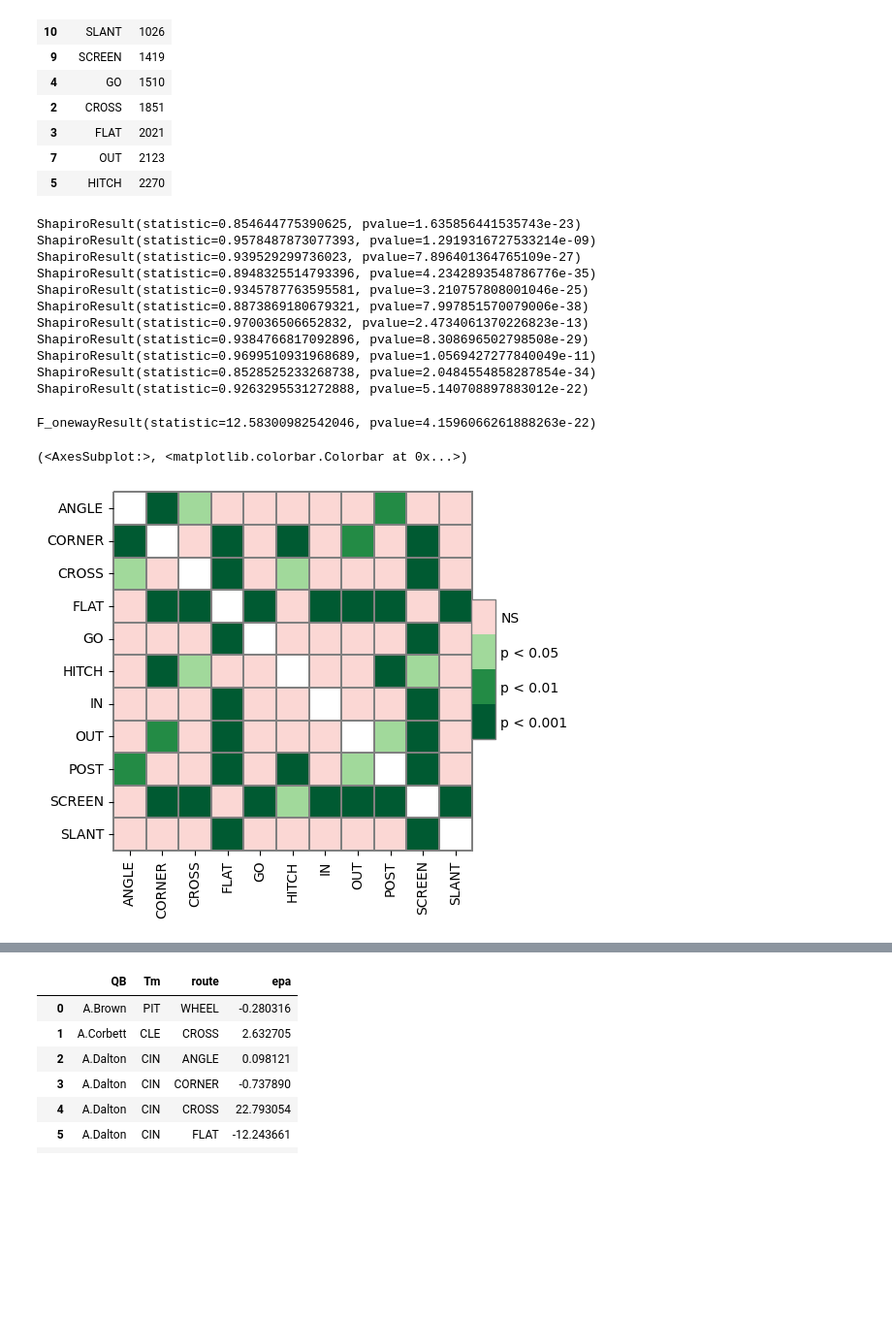
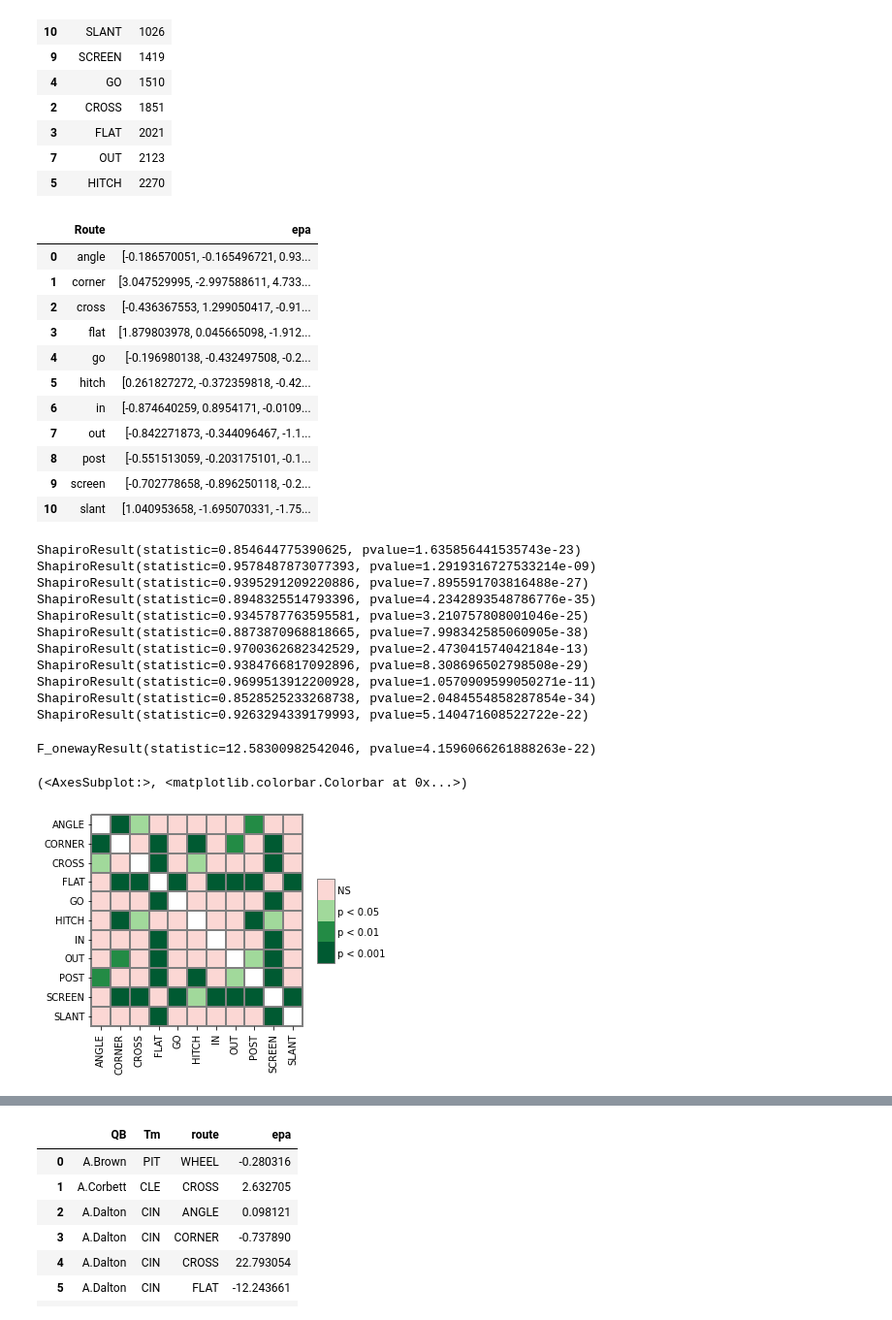
Before and after one commit to rotrinci/SportsAnalytics-FinalProject, a Jupyter notebook: FinalProject_Code.ipynb, the cells around one changed output, grey strips where cells are left out. Shown: that part at 97% size. Drawn from its saved outputs; the diff is of its cells as text; code cells hidden in the pictures; blank space fills up the shorter version.

```diff
--- a/FinalProject_Code.ipynb
+++ b/FinalProject_Code.ipynb
@@ -11,7 +11,7 @@ import statsmodels.api as sm
 import seaborn as sn
 # %%
 # Load passing play data from NFL 2021 Big Bowl Dataset into datframe
-passes = pd.read_csv("nfl-big-data-bowl-2021/plays.csv")
+passes = pd.read_csv("plays.csv")
 passes = passes.rename(columns = {"passCatcher":"playerName", "possessionTeam":"Tm"})
 # %%
 # Load route data recovered seperate file from NFL 2021 Big Bowl Dataset into datframe
@@ -87,22 +71,41 @@ routes = [angle,corner,cross,flat,go,hitch,in1,out,post,screen,slant]
+# %%
+# Sort individual samples of EPA values for each route into a dataframe (First main dataset used for statistical analysis)
+import statistics
+samples = {'Route':['angle','corner','cross','flat','go','hitch','in','out','post','screen','slant'],'epa':[angle,corner,cross,flat,go,hitch,in1,out,post,screen,slant]}
+samp = pd.DataFrame(data=samples)
+samp
+# %% [output]
+|  | Route | epa |
+| 0 | angle | [-0.186570051, -0.165496721, 0.93... |
+| 1 | corner | [3.047529995, -2.997588611, 4.733... |
+| 2 | cross | [-0.436367553, 1.299050417, -0.91... |
+| 3 | flat | [1.879803978, 0.045665098, -1.912... |
+| 4 | go | [-0.196980138, -0.432497508, -0.2... |
+| 5 | hitch | [0.261827272, -0.372359818, -0.42... |
+| 6 | in | [-0.874640259, 0.8954171, -0.0109... |
+| 7 | out | [-0.842271873, -0.344096467, -1.1... |
+| 8 | post | [-0.551513059, -0.203175101, -0.1... |
+| 9 | screen | [-0.702778658, -0.896250118, -0.2... |
+| 10 | slant | [1.040953658, -1.695070331, -1.75... |
 # %%
-# For loop to conduct Shapiro-Wilks on each of the of the 11 samples
+# For loop to conduct Shapiro-Wilks test on each of the of the 11 samples
 import math
 from scipy.stats import shapiro
-for i in routes:
+for i in sp['epa']:
     np.random.seed(1)
     print(shapiro(i))
 # %% [output]
 ShapiroResult(statistic=0.854644775390625, pvalue=1.635856441535743e-23)
 ShapiroResult(statistic=0.9578487873077393, pvalue=1.2919316727533214e-09)
-ShapiroResult(statistic=0.939529299736023, pvalue=7.896401364765109e-27)
+ShapiroResult(statistic=0.9395291209220886, pvalue=7.895591703816488e-27)
 ShapiroResult(statistic=0.8948325514793396, pvalue=4.2342893548786776e-35)
 ShapiroResult(statistic=0.9345787763595581, pvalue=3.210757808001046e-25)
-ShapiroResult(statistic=0.8873869180679321, pvalue=7.997851570079006e-38)
-ShapiroResult(statistic=0.970036506652832, pvalue=2.4734061370226823e-13)
+ShapiroResult(statistic=0.8873870968818665, pvalue=7.998342585060905e-38)
+ShapiroResult(statistic=0.9700362682342529, pvalue=2.473041574042184e-13)
 ShapiroResult(statistic=0.9384766817092896, pvalue=8.308696502798508e-29)
-ShapiroResult(statistic=0.9699510931968689, pvalue=1.0569427277840049e-11)
+ShapiroResult(statistic=0.9699513912200928, pvalue=1.0570909599050271e-11)
 ShapiroResult(statistic=0.8528525233268738, pvalue=2.0484554858287854e-34)
-ShapiroResult(statistic=0.9263295531272888, pvalue=5.140708897883012e-22)
+ShapiroResult(statistic=0.9263294339179993, pvalue=5.140471608522722e-22)
 # %%
 # Conduct one-way ANOVA on the 11 samples
 from scipy.stats import f_oneway
@@ -112,11 +115,11 @@ F_onewayResult(statistic=12.58300982542046, pvalue=4.1596066261888263e-22)
 # %%
 # Conduct Bonferroni Mutiple Comparison Post Hoc Test on the 11 samples and visualize results in heatmap
 import scikit_posthocs as sp
 x = [angle,corner,cross,flat,go,hitch,in1,out,post,screen,slant]
 label = ['ANGLE','CORNER','CROSS','FLAT','GO','HITCH','IN','OUT','POST','SCREEN','SLANT']
 pc = sp.posthoc_ttest(x, p_adjust = 'bonferroni')
-heatmap_args = {'linewidths': 0.25, 'xticklabels': xlabel, 'yticklabels': xlabel, 'linecolor': '0.5', 'clip_on': False, 'square': True, 'cbar_ax_bbox': [0.80, 0.35, 0.04, 0.3]}
+heatmap_args = {'linewidths': 0.25, 'xticklabels': label, 'yticklabels': label, 'linecolor': '0.5', 'clip_on': False, 'square': True, 'cbar_ax_bbox': [0.80, 0.35, 0.04, 0.3]}
 sp.sign_plot(pc, **heatmap_args)
 # %% [output]
 (<AxesSubplot:>, <matplotlib.colorbar.Colorbar at 0x...>)
-[figure, old version]
+[figure, new version]
```
Also changed, not shown: parts of 11 cells of this notebook.
